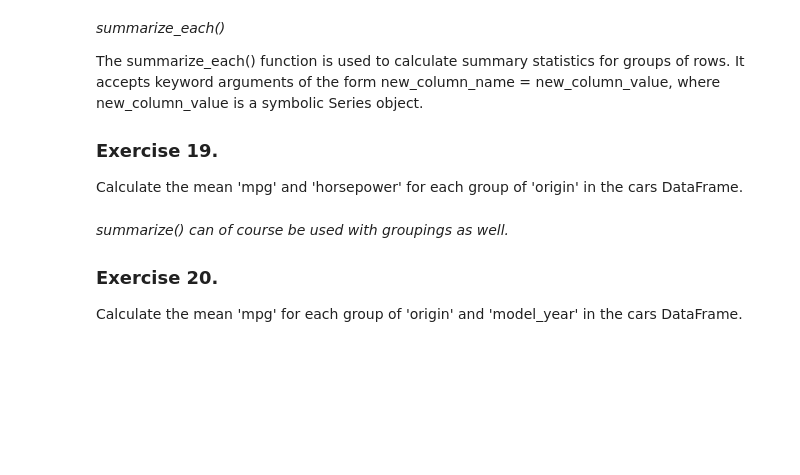
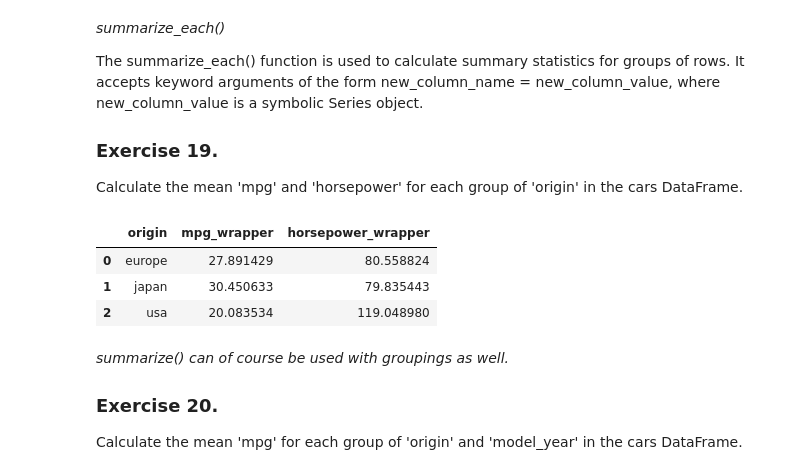
Before and after one commit to Pisa45K/Data_Analysis_Workshops, a Jupyter notebook: 02-piping.ipynb, the cells around one changed output. Cells and saved outputs as stored; diff of their text form; code cells hidden in the pictures; blank space fills up the shorter version.

```diff
--- a/02-piping.ipynb
+++ b/02-piping.ipynb
@@ -447,6 +452,13 @@ The summarize_each() function is used to calculate summary statistics for groups
 Calculate the mean 'mpg' and 'horsepower' for each group of 'origin' in the cars DataFrame.
 # %%
 # your solution goes here
+
+cars>> group_by(X.origin) >> summarize_each([mean], X.mpg, X.horsepower)
+# %% [output]
+|  | origin | mpg_wrapper | horsepower_wrapper |
+| 0 | europe | 27.891429 | 80.558824 |
+| 1 | japan | 30.450633 | 79.835443 |
+| 2 | usa | 20.083534 | 119.048980 |
 # %% [markdown]
 
 *summarize() can of course be used with groupings as well.*
```
Also changed, not shown: parts of 7 cells of this notebook.
